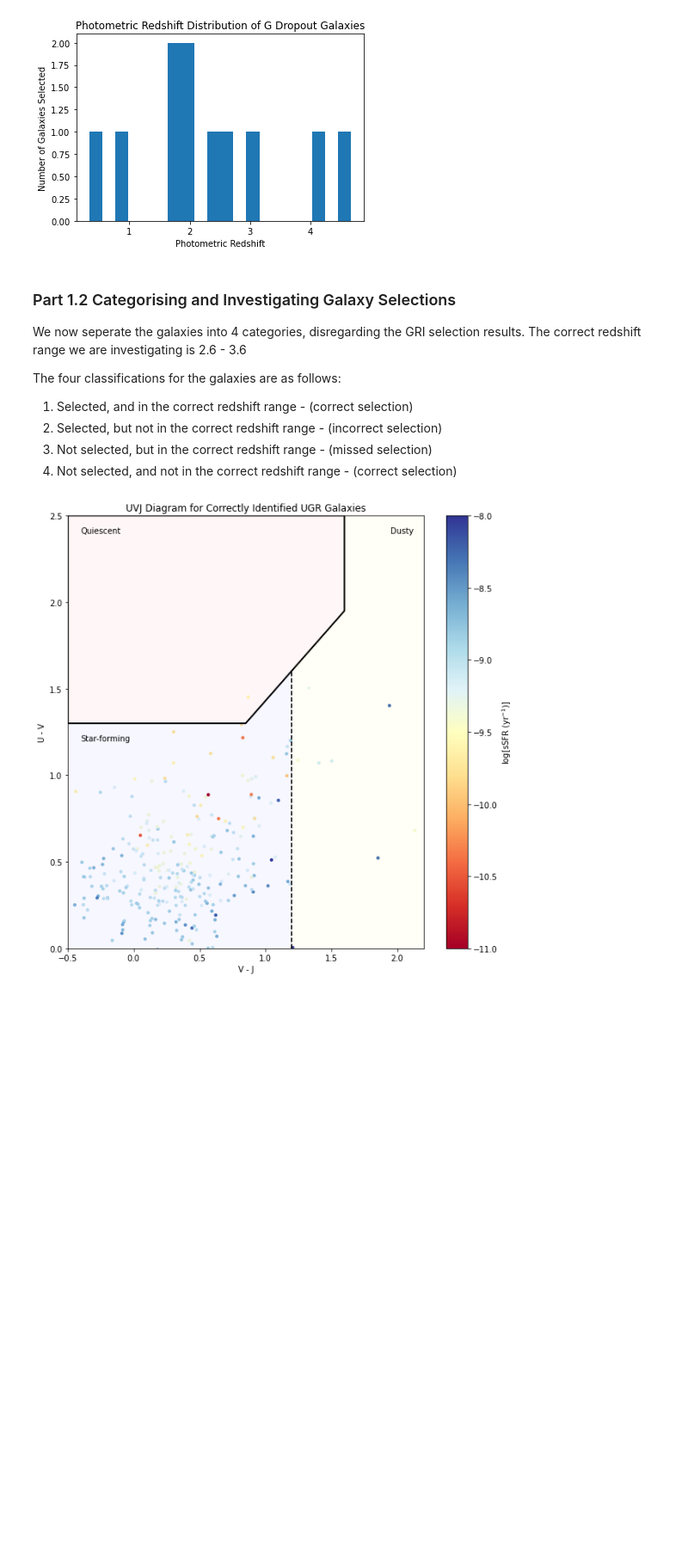
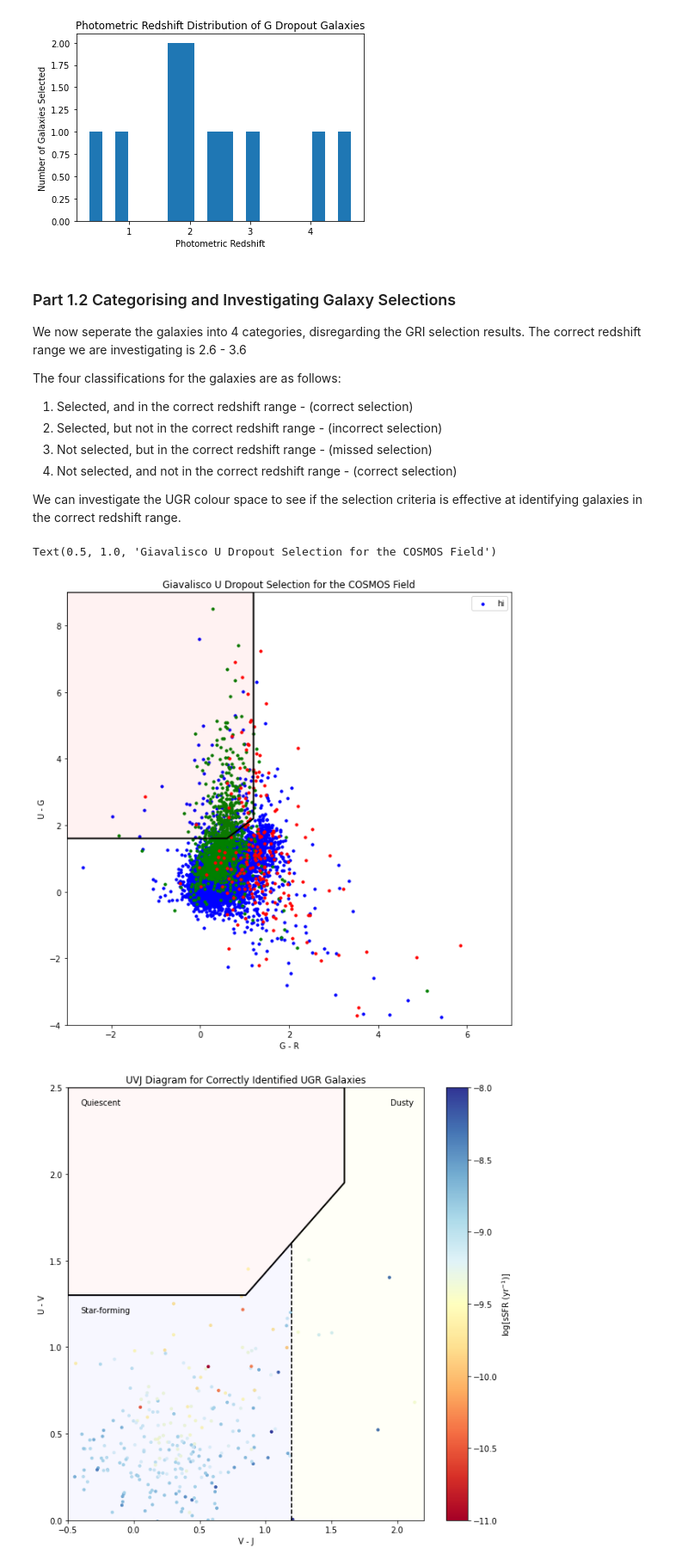
Before and after one commit to mitchellhooymans/LymanBreakActivity, a Jupyter notebook: LymanBreakActivity.ipynb, the cells around one changed output. Shown at 86% size. Cells and saved outputs as stored; diff of their text form; code cells hidden in the pictures; blank space fills up the shorter version.

```diff
--- a/LymanBreakActivity.ipynb
+++ b/LymanBreakActivity.ipynb
@@ -218,4 +229,42 @@ The four classifications for the galaxies are as follows:
 2. Selected, but not in the correct redshift range - (incorrect selection)
 3. Not selected, but in the correct redshift range - (missed selection)
 4. Not selected, and not in the correct redshift range - (correct selection)
+
+We can investigate the UGR colour space to see if the selection criteria is effective at identifying galaxies in the correct redshift range.
+# %%
+# We can investigate the redshift distribution of all galaxies in the sample over the UGR colour space - in bins of redshift: z <= 2.6, 2.6 < z < 3.6, z >= 3.6
+plt.figure(figsize=(10, 10))
+
+
+z_low = cosmos_df[redshift <= 2.6]
+z_mid = cosmos_df[(redshift > 2.6) & (redshift < 3.6)]
+z_high = cosmos_df[redshift >= 3.6]
+
+# Now getting the colour axis
+ug_low = z_low['u_mag'] - z_low['g_mag']
+gr_low = z_low['g_mag'] - z_low['r_mag']
+
+ug_mid = z_mid['u_mag'] - z_mid['g_mag']
+gr_mid = z_mid['g_mag'] - z_mid['r_mag']
+
+ug_high = z_high['u_mag'] - z_high['g_mag']
+gr_high = z_high['g_mag'] - z_high['r_mag']
+
+plt.scatter(gr_low, ug_low,label="hi" ,c='b', s=10)
+plt.scatter(gr_mid, ug_mid, c='g', s=10)
+plt.scatter(gr_high, ug_high, c='r', s=10)
+plt.legend()
+plt.xlim(-3, 7)
+plt.ylim(-4, 9)
+U_rule = [[1.2,9], [1.2,2.2], [0.6,1.6], [-3,1.6], [-3,9]]
+plt.gca().add_patch(plt.Polygon(U_rule, closed=True, fill=True, facecolor=(1,0,0,0.05), edgecolor=(0,0,0,1), linewidth=2, linestyle='solid')) # This looks like the correct U dropout technique
+
+
+
+plt.ylabel('U - G')
+plt.xlabel('G - R')
+plt.title('Giavalisco U Dropout Selection for the COSMOS Field')
+# %% [output]
+Text(0.5, 1.0, 'Giavalisco U Dropout Selection for the COSMOS Field')
+[figure, added]
 # %%
```
Also changed, not shown: parts of 7 cells of this notebook.
